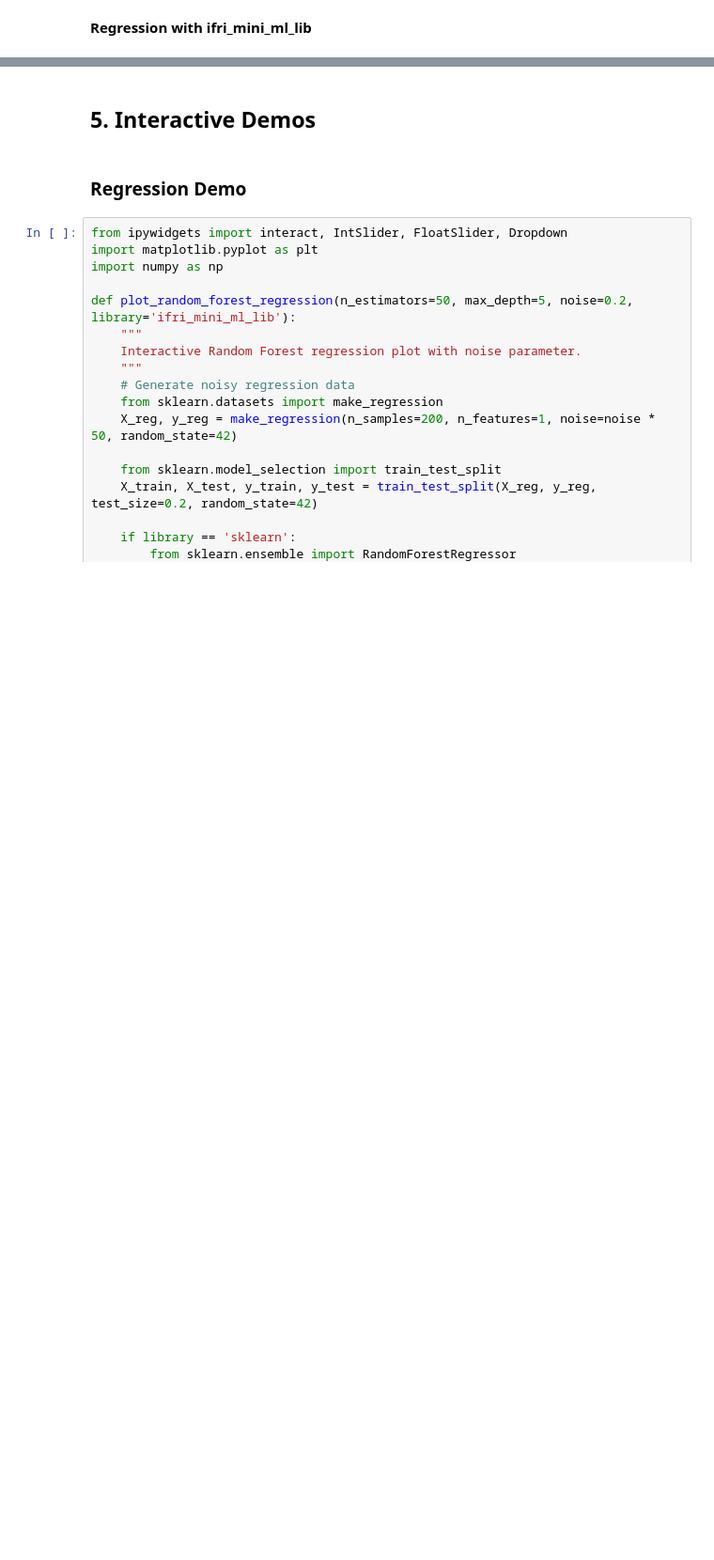
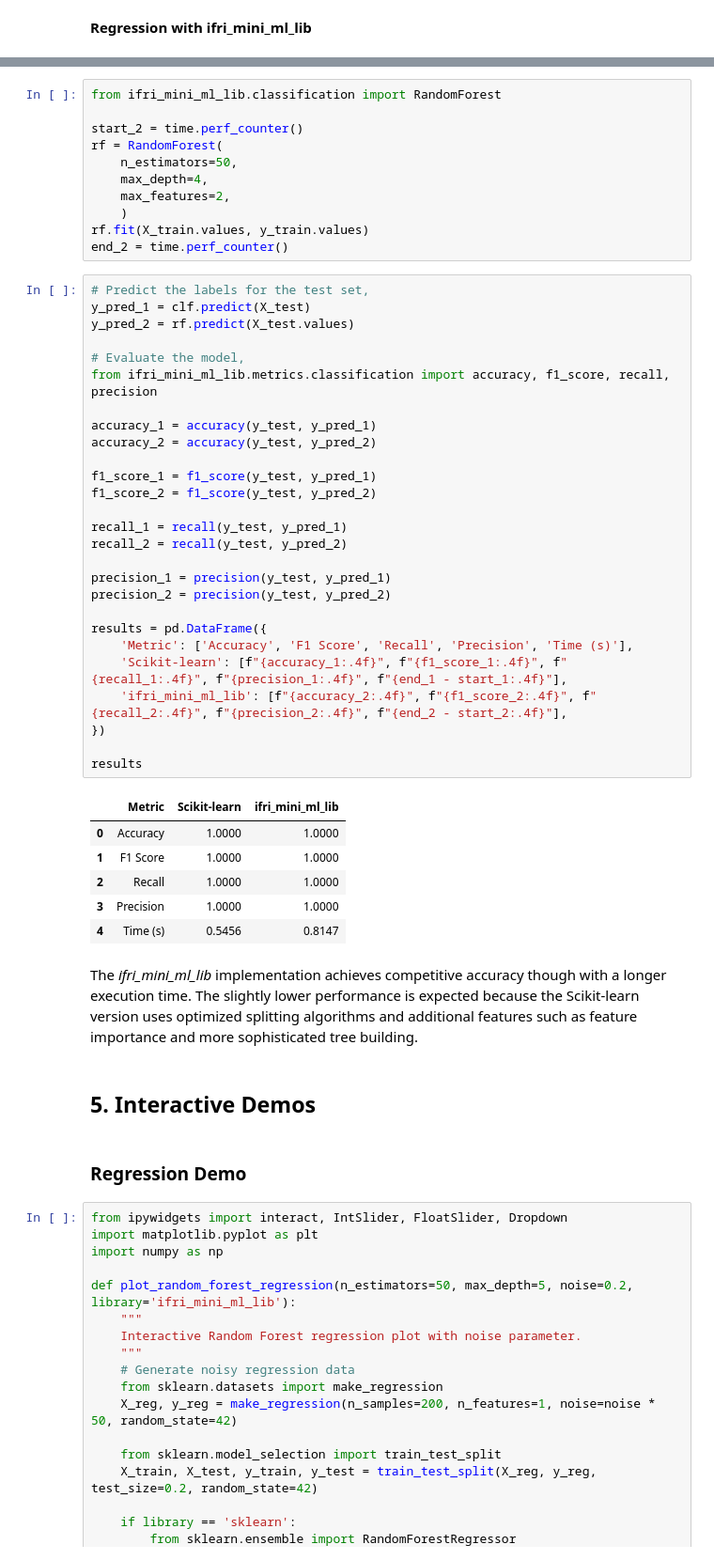
Before and after one commit to IFRI-AI-Classes/ifri_mini_ml_lib, a Jupyter notebook: notebooks/regression/random_forest.ipynb, the cells around one changed output, grey strips where cells are left out. Shown at 94% size. Saved outputs shown, nothing was run; the diff lists cells and outputs as text; blank space fills up the shorter version.

```diff
--- a/notebooks/regression/random_forest.ipynb
+++ b/notebooks/regression/random_forest.ipynb
@@ -271,3 +287,50 @@ The *ifri_mini_ml_lib* implementation achieves competitive performance while bei
+# %%
+from ifri_mini_ml_lib.classification import RandomForest
+
+start_2 = time.perf_counter()
+rf = RandomForest(
+    n_estimators=50,
+    max_depth=4,
+    max_features=2,
+    )
+rf.fit(X_train.values, y_train.values)
+end_2 = time.perf_counter()
+# %%
+# Predict the labels for the test set,
+y_pred_1 = clf.predict(X_test)
+y_pred_2 = rf.predict(X_test.values)
+
+# Evaluate the model,
+from ifri_mini_ml_lib.metrics.classification import accuracy, f1_score, recall, precision
+
+accuracy_1 = accuracy(y_test, y_pred_1)
+accuracy_2 = accuracy(y_test, y_pred_2)
+
+f1_score_1 = f1_score(y_test, y_pred_1)
+f1_score_2 = f1_score(y_test, y_pred_2)
+
+recall_1 = recall(y_test, y_pred_1)
+recall_2 = recall(y_test, y_pred_2)
+
+precision_1 = precision(y_test, y_pred_1)
+precision_2 = precision(y_test, y_pred_2)
+
+results = pd.DataFrame({
+    'Metric': ['Accuracy', 'F1 Score', 'Recall', 'Precision', 'Time (s)'],
+    'Scikit-learn': [f"{accuracy_1:.4f}", f"{f1_score_1:.4f}", f"{recall_1:.4f}", f"{precision_1:.4f}", f"{end_1 - start_1:.4f}"],
+    'ifri_mini_ml_lib': [f"{accuracy_2:.4f}", f"{f1_score_2:.4f}", f"{recall_2:.4f}", f"{precision_2:.4f}", f"{end_2 - start_2:.4f}"],
+})
+
+results
+# %% [output]
+|  | Metric | Scikit-learn | ifri_mini_ml_lib |
+| 0 | Accuracy | 1.0000 | 1.0000 |
+| 1 | F1 Score | 1.0000 | 1.0000 |
+| 2 | Recall | 1.0000 | 1.0000 |
+| 3 | Precision | 1.0000 | 1.0000 |
+| 4 | Time (s) | 0.5456 | 0.8147 |
+# %% [markdown]
+The *ifri_mini_ml_lib* implementation achieves competitive accuracy though with a longer execution time. The slightly lower performance is expected because the Scikit-learn version uses optimized splitting algorithms and additional features such as feature importance and more sophisticated tree building.
 # %% [markdown]
 ## 5. Interactive Demos
 # %% [markdown]
```
Also changed, not shown: parts of 9 cells of this notebook.
